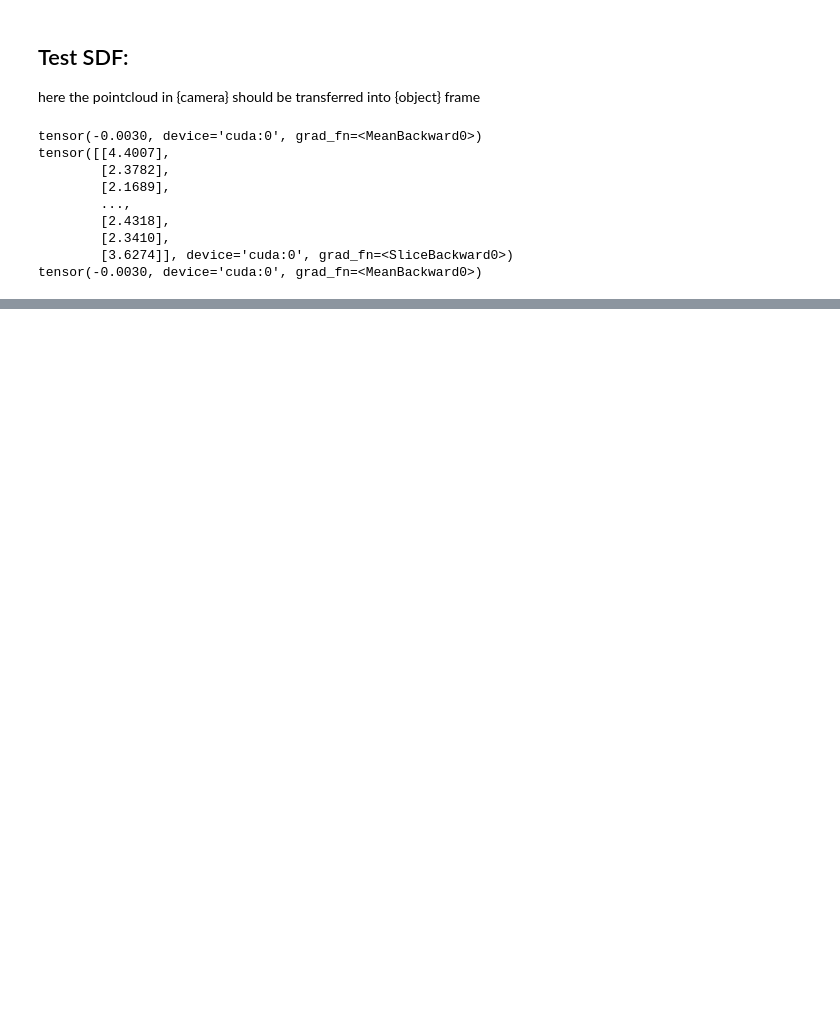
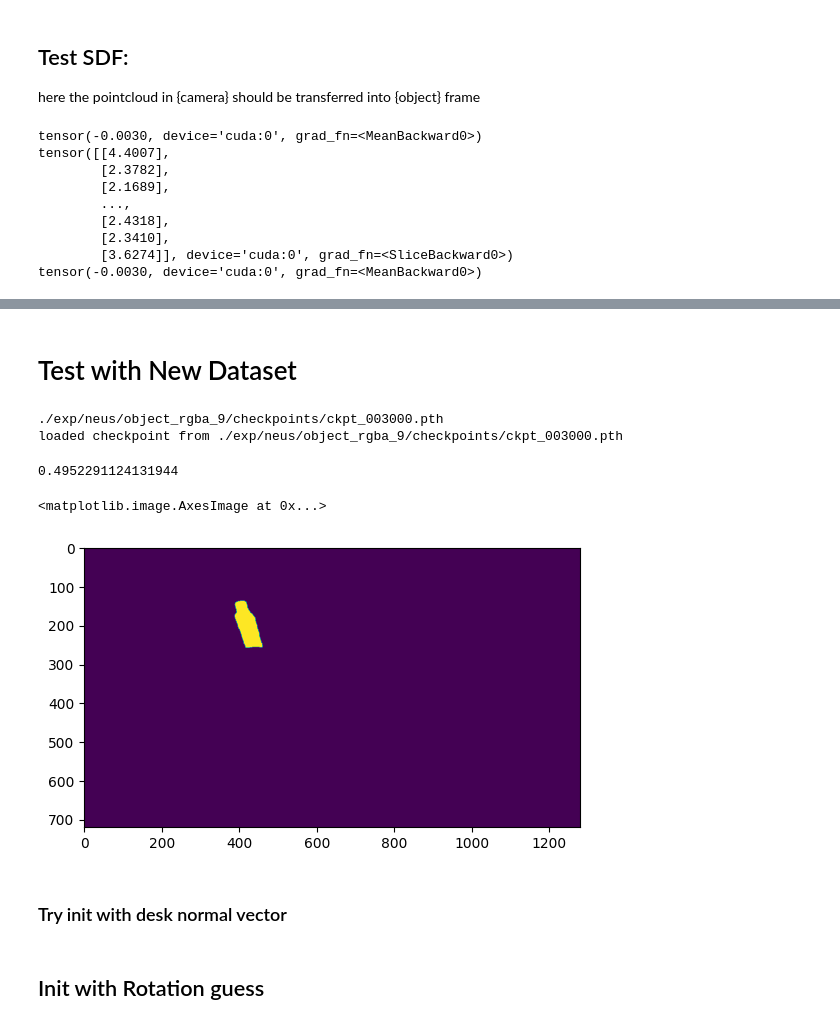
Before and after one commit to Dipan-Zhang/Wonder3D, a Jupyter notebook: NeuS/alignment_test.ipynb, the cells around one changed output, grey strips where cells are left out. Drawn from its saved outputs; the diff is of its cells as text; code cells hidden in the pictures; blank space fills up the shorter version.

Commit message:
added test for customized dataset

```diff
--- a/NeuS/alignment_test.ipynb
+++ b/NeuS/alignment_test.ipynb
@@ -268,0 +485,53 @@ tensor(-0.0030, device='cuda:0', grad_fn=<MeanBackward0>)
+# %% [markdown]
+# Test with New Dataset
+# %%
+obj_name = 'object_rgba_9'
+ckpt_path = './exp/neus/'+ obj_name +'/checkpoints/ckpt_003000.pth'
+print(ckpt_path)
+config_path = './confs/optimizer.json' # into args
+configs = get_configs(config_path)
+
+sdf_network = load_checkpoint(ckpt_path)
+
+mesh_path = f'/home/stud/zanr/code/tmp/Wonder3D/NeuS/exp/neus/{obj_name}/meshes/{obj_name}_3000.glb'
+mesh = o3d.io.read_triangle_mesh(mesh_path)
+axis = o3d.geometry.TriangleMesh.create_coordinate_frame(1)
+
+o3d.visualization.draw_geometries([mesh,axis])
+# %% [output]
+./exp/neus/object_rgba_9/checkpoints/ckpt_003000.pth
+loaded checkpoint from ./exp/neus/object_rgba_9/checkpoints/ckpt_003000.pth
+# %%
+dataset_path = '../customized_data/table_top/'
+rgb_image_path = os.path.join(dataset_path, 'object_rgba_0.png')
+# depth_image_path = os.path.join(dataset_path, 'object_depth.png')
+mask_id = obj_name[-1]
+mask_image_path = os.path.join(dataset_path, f'masks/mask_{mask_id}.png')
+depth_image_path = os.path.join(dataset_path, 'depth/00000.png')
+background_mask_path = os.path.join(dataset_path, 'desk_mask.png')
+# depth_image_path = '/home/stud/zanr/code/tmp/Wonder3D/customized_data/2023-12-05-17-44-48/object_depth_test.png'
+
+# read image
+rgba_image = cv2.imread(rgb_image_path, -1)
+rgb_image = rgba_image[..., :3][...,[2,1,0]]
+mask_image = cv2.imread(mask_image_path, -1)
+desk_mask = cv2.imread(background_mask_path, -1)
+
+depth_img = cv2.imread(depth_image_path, -1)/1000
+print(depth_img.mean())
+
+camera_intrinsic = np.array(
+        [
+            [608.7960205078125, 0, 632.1019287109375],
+            [0, 608.9515380859375, 365.985595703125],
+            [0, 0, 1],
+        ]
+    )
+
+plt.imshow(mask_image)
+# %% [output]
+0.4952291124131944
+<matplotlib.image.AxesImage at 0x...>
+[figure, added]
+# %% [markdown]
+### Try init with desk normal vector
@@ -268,0 +571,2 @@ tensor(-0.0030, device='cuda:0', grad_fn=<MeanBackward0>)
+# %% [markdown]
+## Init with Rotation guess
```
Also changed, not shown: parts of 16 cells of this notebook.
